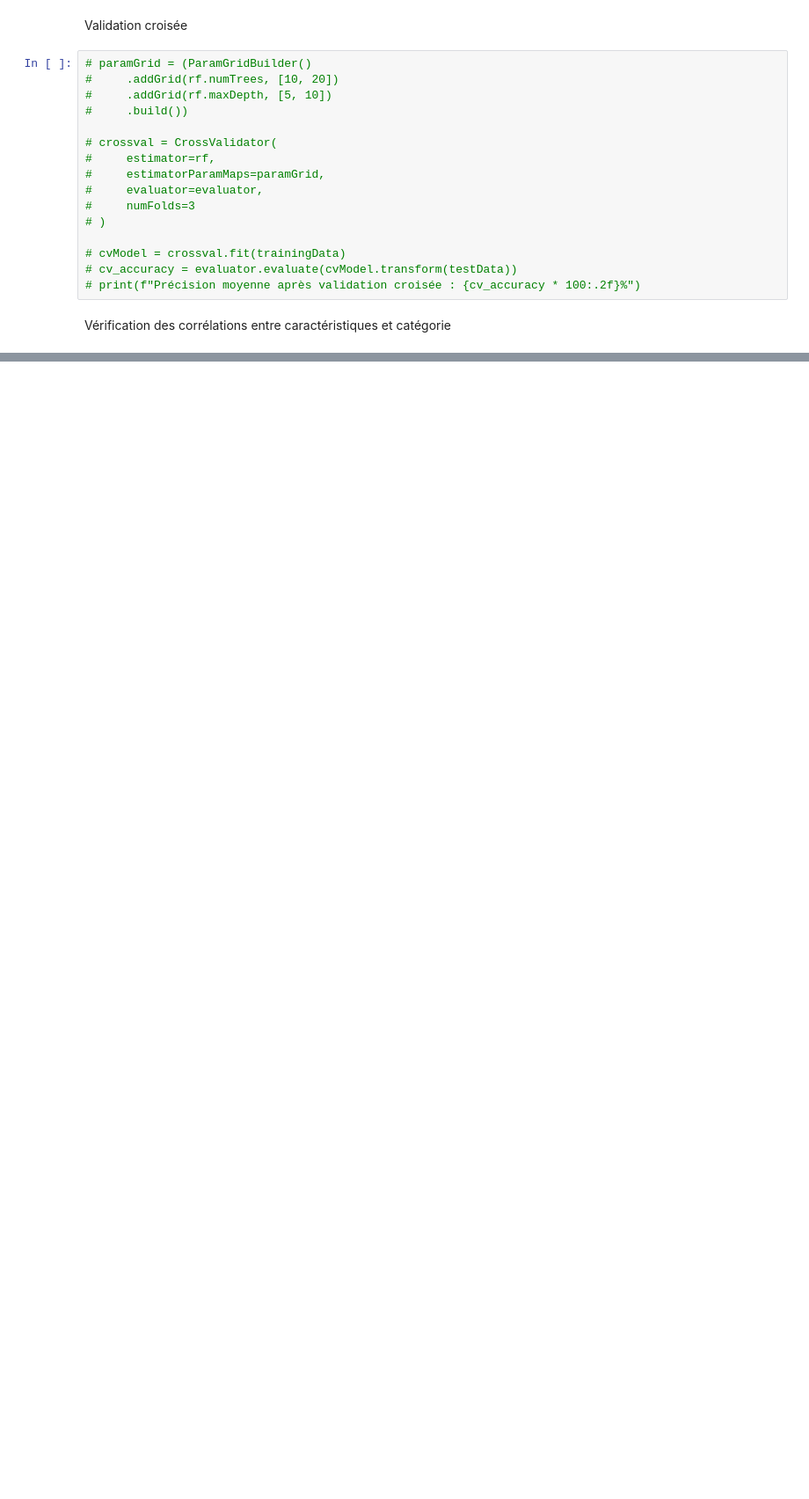
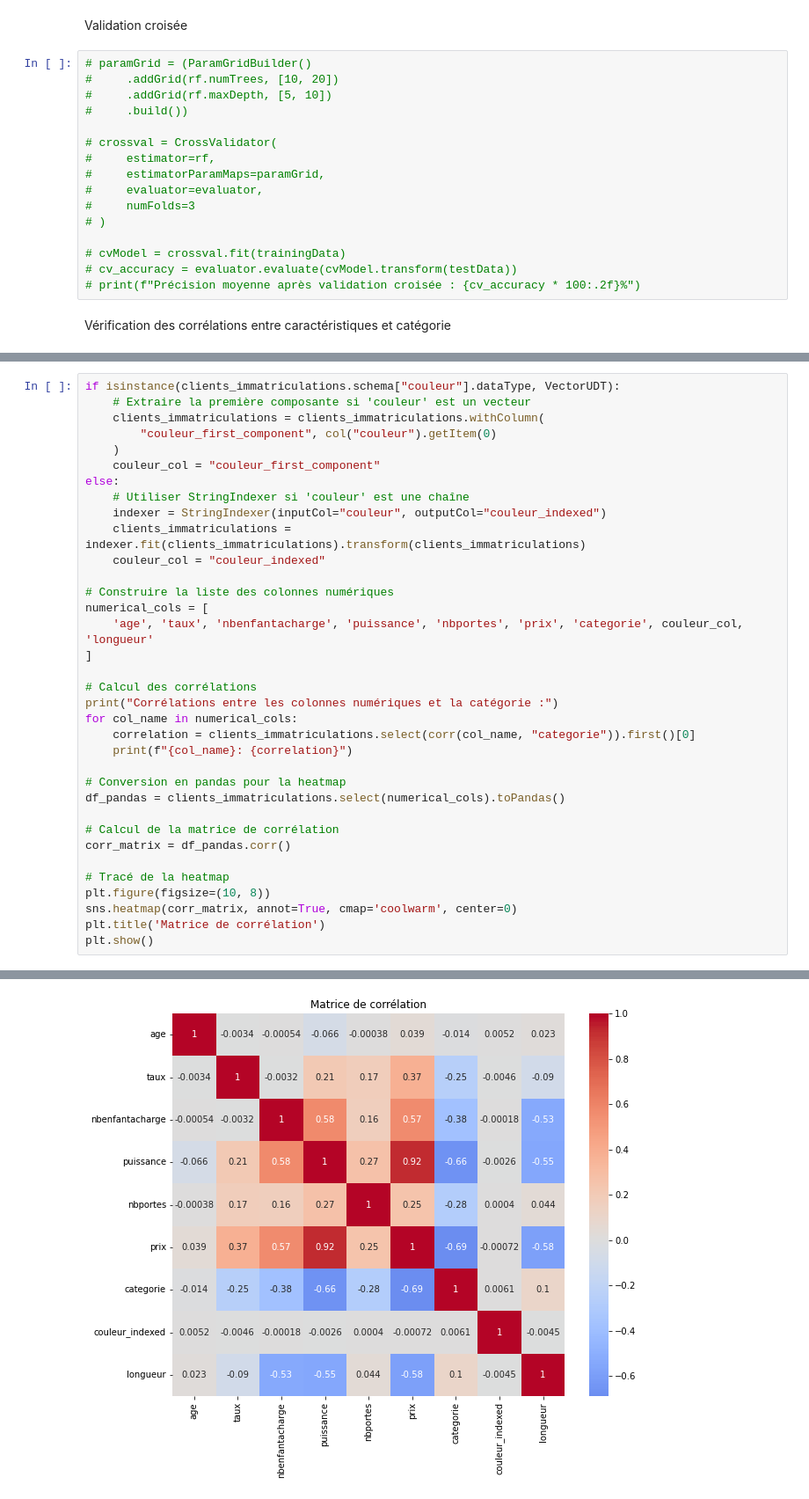
Before and after one commit to Thodler/docker-hadoop-spark, a Jupyter notebook: notebooks/Classification avec GBTClassifier.ipynb, the cells around one changed output, grey strips where cells are left out. Shown: that part at 88% size. Cells and saved outputs as stored; diff of their text form; blank space fills up the shorter version.

```diff
--- a/notebooks/Classification avec GBTClassifier.ipynb
+++ b/notebooks/Classification avec GBTClassifier.ipynb
@@ -471,0 +488,36 @@ situationfamiliale: 0.0035
+# %%
+if isinstance(clients_immatriculations.schema["couleur"].dataType, VectorUDT):
+    # Extraire la première composante si 'couleur' est un vecteur
+    clients_immatriculations = clients_immatriculations.withColumn(
+        "couleur_first_component", col("couleur").getItem(0)
+    )
+    couleur_col = "couleur_first_component"
+else:
+    # Utiliser StringIndexer si 'couleur' est une chaîne
+    indexer = StringIndexer(inputCol="couleur", outputCol="couleur_indexed")
+    clients_immatriculations = indexer.fit(clients_immatriculations).transform(clients_immatriculations)
+    couleur_col = "couleur_indexed"
+
+# Construire la liste des colonnes numériques
+numerical_cols = [
+    'age', 'taux', 'nbenfantacharge', 'puissance', 'nbportes', 'prix', 'categorie', couleur_col, 'longueur'
+]
+
+# Calcul des corrélations
+print("Corrélations entre les colonnes numériques et la catégorie :")
+for col_name in numerical_cols:
+    correlation = clients_immatriculations.select(corr(col_name, "categorie")).first()[0]
+    print(f"{col_name}: {correlation}")
+
+# Conversion en pandas pour la heatmap
+df_pandas = clients_immatriculations.select(numerical_cols).toPandas()
+
+# Calcul de la matrice de corrélation
+corr_matrix = df_pandas.corr()
+
+# Tracé de la heatmap
+plt.figure(figsize=(10, 8))
+sns.heatmap(corr_matrix, annot=True, cmap='coolwarm', center=0)
+plt.title('Matrice de corrélation')
+plt.show()
+# %% [output]
@@ -472,3 +534,4 @@ situationfamiliale: 0.0035
+[figure, added]
 # %%
 df_final.select("scaled_numerical_features").show(5, truncate=False)
 # %% [output]
```
Also changed, not shown: parts of 21 cells of this notebook, 1 other file.
